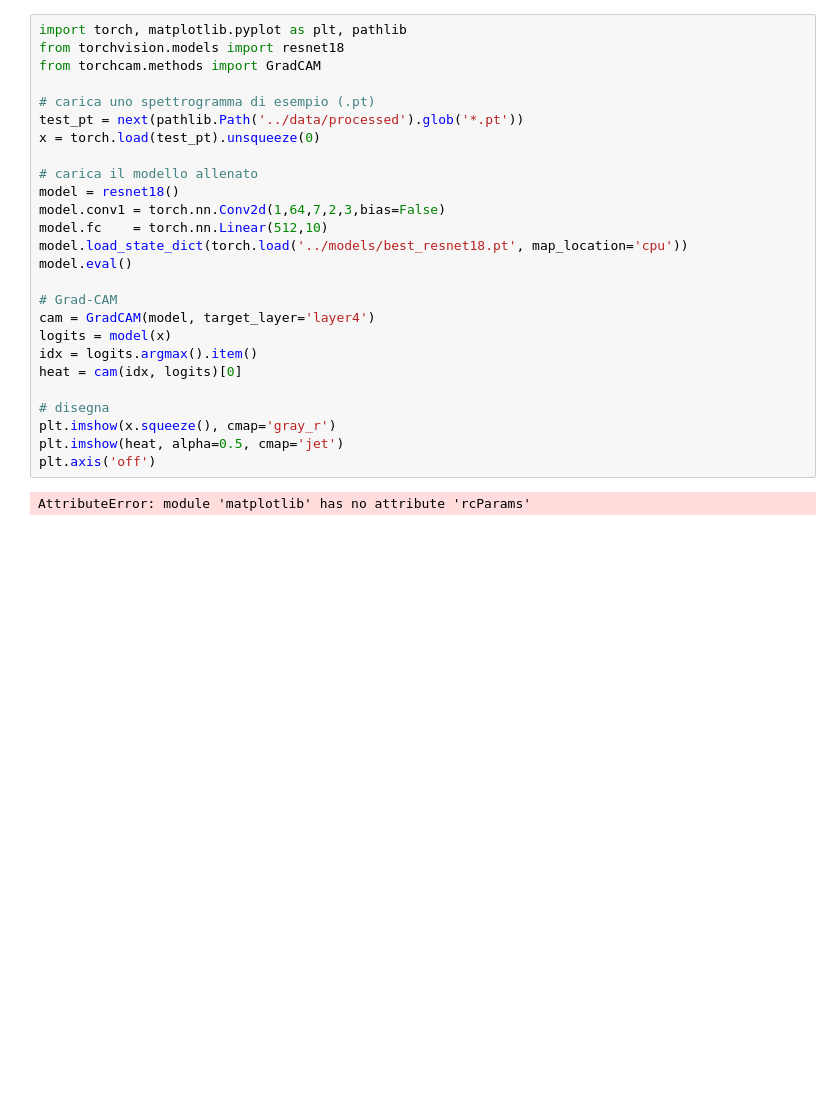
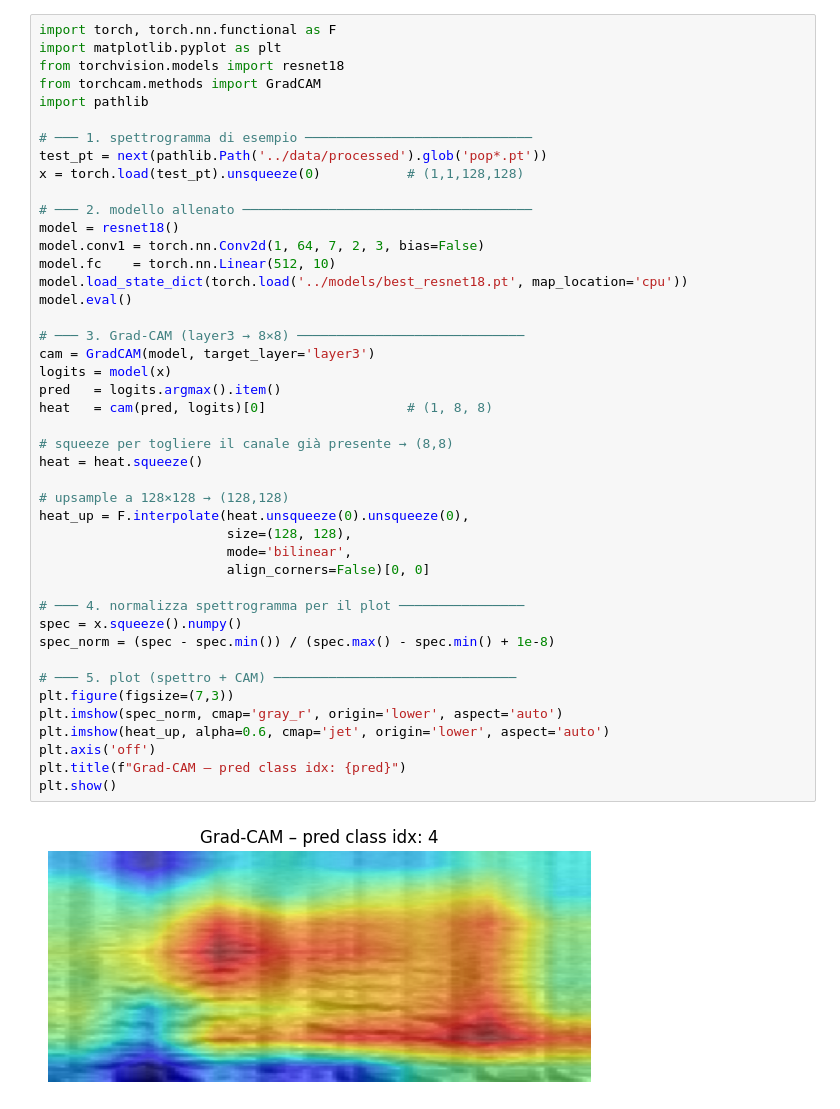
Before and after one commit to lucapeperoni/audioAI, a Jupyter notebook: notebooks/02_gradcam_test.ipynb, the cells around one changed output. Saved outputs shown, nothing was run; the diff lists cells and outputs as text; blank space fills up the shorter version.

Commit message:
riconoscimento offline funzionante, musica e heatmap a colori sincronizzati

```diff
--- a/notebooks/02_gradcam_test.ipynb
+++ b/notebooks/02_gradcam_test.ipynb
@@ -1,28 +1,46 @@
 # %%
-import torch, matplotlib.pyplot as plt, pathlib
+import torch, torch.nn.functional as F
+import matplotlib.pyplot as plt
 from torchvision.models import resnet18
 from torchcam.methods import GradCAM
+import pathlib
 
-# carica uno spettrogramma di esempio (.pt)
-test_pt = next(pathlib.Path('../data/processed').glob('*.pt'))
-x = torch.load(test_pt).unsqueeze(0)
+# ─── 1. spettrogramma di esempio ─────────────────────────────
+test_pt = next(pathlib.Path('../data/processed').glob('pop*.pt'))
+x = torch.load(test_pt).unsqueeze(0)           # (1,1,128,128)
 
-# carica il modello allenato
+# ─── 2. modello allenato ─────────────────────────────────────
 model = resnet18()
-model.conv1 = torch.nn.Conv2d(1,64,7,2,3,bias=False)
-model.fc    = torch.nn.Linear(512,10)
+model.conv1 = torch.nn.Conv2d(1, 64, 7, 2, 3, bias=False)
+model.fc    = torch.nn.Linear(512, 10)
 model.load_state_dict(torch.load('../models/best_resnet18.pt', map_location='cpu'))
 model.eval()
 
-# Grad-CAM
-cam = GradCAM(model, target_layer='layer4')
+# ─── 3. Grad-CAM (layer3 → 8×8) ─────────────────────────────
+cam = GradCAM(model, target_layer='layer3')
 logits = model(x)
-idx = logits.argmax().item()
-heat = cam(idx, logits)[0]
+pred   = logits.argmax().item()
+heat   = cam(pred, logits)[0]                  # (1, 8, 8)
 
-# disegna
-plt.imshow(x.squeeze(), cmap='gray_r')
-plt.imshow(heat, alpha=0.5, cmap='jet')
+# squeeze per togliere il canale già presente → (8,8)
+heat = heat.squeeze()
+
+# upsample a 128×128 → (128,128)
+heat_up = F.interpolate(heat.unsqueeze(0).unsqueeze(0),
+                        size=(128, 128),
+                        mode='bilinear',
+                        align_corners=False)[0, 0]
+
+# ─── 4. normalizza spettrogramma per il plot ────────────────
+spec = x.squeeze().numpy()
+spec_norm = (spec - spec.min()) / (spec.max() - spec.min() + 1e-8)
+
+# ─── 5. plot (spettro + CAM) ───────────────────────────────
+plt.figure(figsize=(7,3))
+plt.imshow(spec_norm, cmap='gray_r', origin='lower', aspect='auto')
+plt.imshow(heat_up, alpha=0.6, cmap='jet', origin='lower', aspect='auto')
 plt.axis('off')
+plt.title(f"Grad-CAM – pred class idx: {pred}")
+plt.show()
 # %% [output]
-AttributeError: module 'matplotlib' has no attribute 'rcParams'
+[figure, added]
```
Also changed, not shown: 2 other files.
